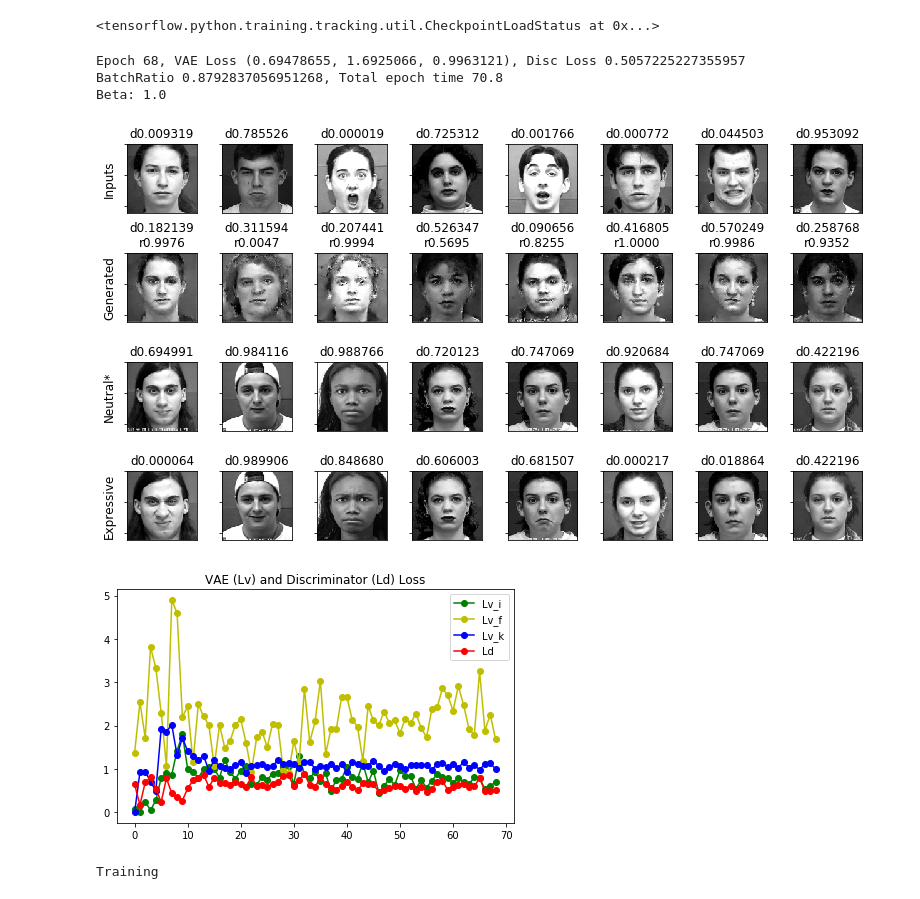
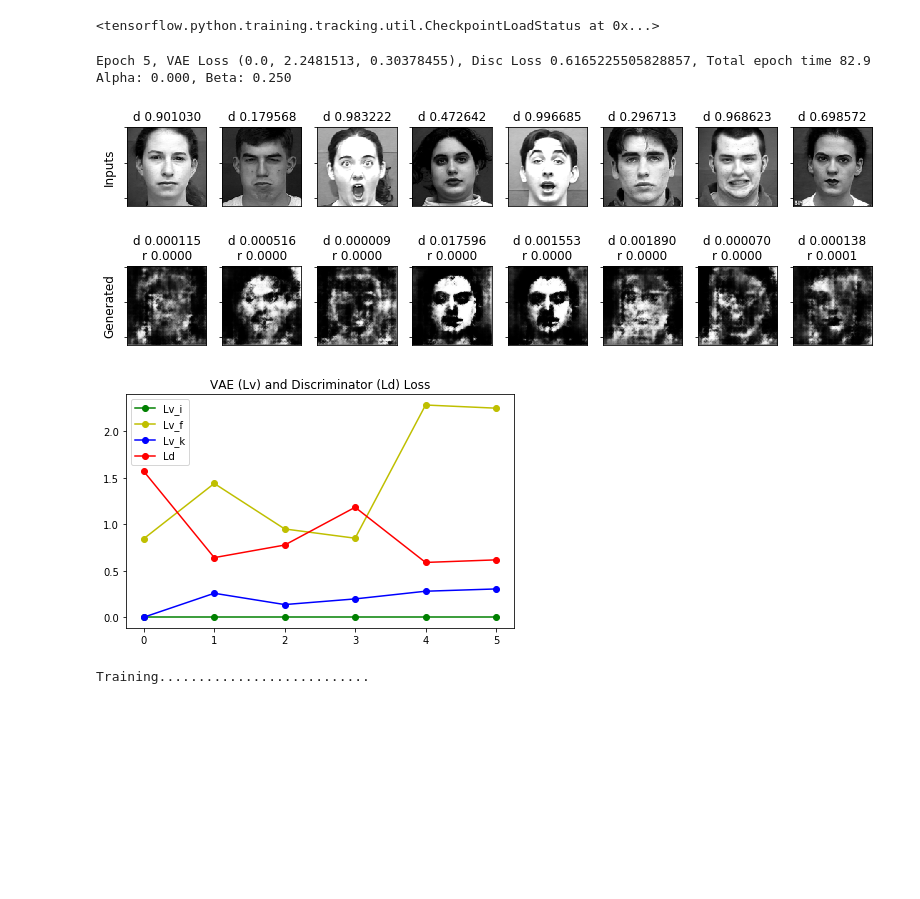
Before and after one commit to willtc111/StoicNet, a Jupyter notebook: Trainer.ipynb, the cells around one changed output. Saved outputs shown, nothing was run; the diff lists cells and outputs as text; code cells hidden in the pictures; blank space fills up the shorter version.

```diff
--- a/Trainer.ipynb
+++ b/Trainer.ipynb
@@ -460,29 +461,24 @@ def display_discrim_images(imgs, dis):
     fig.tight_layout()
     plt.show()
 
-def display_imgs_ratings(test_input, data, epoch=-1):
+def display_imgs_ratings(test_input, epoch=-1):
     images = generateImg(test_input[0:8])
     rs = recognizer.recognize(test_input[0:8], images)
-    for features in data:
-        expressive = features['imageExpressive']
-        neutral = features['imageNeutral']
-    ims = np.concatenate((test_input[0:8], images, neutral[0:8], expressive[0:8]), axis=0)
-    fig, axes = plt.subplots(nrows=4, ncols=8, figsize=(11,6))
+    ims = np.concatenate((test_input[0:8], images), axis=0)
+    fig, axes = plt.subplots(nrows=2, ncols=8, figsize=(11,4))
     ds = discriminator.decide(ims)
     for i in range(ims.shape[0]):
         c = i % 8
         r = i // 8
         if r == 1:
-            axes[r, c].set_title("d{0:.6f}\nr{1:.4f}".format(ds[i,0], rs[c,0]))
+            axes[r, c].set_title("d {0:.6f}\nr {1:.4f}".format(ds[i,0], rs[c,0]))
         else:
-            axes[r, c].set_title("d{0:.6f}".format(ds[i,0]))
+            axes[r, c].set_title("d {0:.6f}".format(ds[i,0]))
         axes[r, c].imshow(ims[i, :, :, 0], cmap='gray')
         axes[r, c].set_yticklabels([])
         axes[r, c].xaxis.set_visible(False)
     axes[0,0].set_ylabel("Inputs", size='large')
     axes[1,0].set_ylabel("Generated", size='large')
-    axes[2,0].set_ylabel("Neutral*", size='large')
-    axes[3,0].set_ylabel("Expressive", size='large')
     fig.tight_layout()
     if epoch >= 0:
         plt.savefig('gens_ratings_at_epoch_{:04d}.png'.format(epoch))
@@ -533,7 +529,6 @@ for epoch in range(0, epochs):
     alpha = tf.convert_to_tensor(alpha, dtype=tf.float32)
     beta = min(max_beta, max_beta * (epoch / beta_ramp_end))
     beta = tf.convert_to_tensor(beta, dtype=tf.float32)
-    print(alpha, beta)
     for image_features in parsed_train:
         neutral_raw = image_features['imageNeutral']
         assert not np.any(np.isnan(neutral_raw))
@@ -566,47 +561,48 @@ for epoch in range(0, epochs):
 
         il, fl, kl, dl = compute_ALL_loss(vae, discriminator,
                                           neutral_raw, expressive_raw, other_raw,
                                           alpha, beta)
         iloss(il)
         floss(fl)
         kloss(kl)
         dloss(dl)
 
         batchCounter += 1
         if batchCounter % 10 == 0:
             print(".", end="")
 
-    il = iloss.result()
-    fl = floss.result()
-    kl = kloss.result()
-    dl = dloss.result()
+    il = iloss.result().numpy()
+    fl = floss.result().numpy()
+    if epoch == 0 and fl > 2.0:
+        fl = 2.0
+    kl = kloss.result().numpy()
+    dl = dloss.result().numpy()
     ls = ls + [(il, fl, kl, dl)]
 
     end_time = time.time()
 
     # Output
     display.clear_output(wait=False)
     print('Epoch {0}, VAE Loss {1}, Disc Loss {2}, '
         'Total epoch time {3:.1f}'.format(
-            epoch, (il.numpy(), fl.numpy(), kl.numpy()), dl, end_time - start_time))
-    print("Alpha: {0}, Beta: {1}".format(alpha, beta))
-    display_imgs_ratings(random_images_for_generation, parsed_test.take(1))
+            epoch, (il, fl, kl), dl, end_time - start_time))
+    print("Alpha: {0:.3f}, Beta: {1:.3f}".format(alpha, beta))
+    display_imgs_ratings(random_images_for_generation)
     save_images(epoch, random_vector_for_generation)
     plot_ALL_loss(ls)
 
     # Save the model from time to time
     if (epoch + 1) % 20 == 0:
-        display_imgs_ratings(random_images_for_generation, parsed_test.take(1), epoch)
+        display_imgs_ratings(random_images_for_generation, epoch)
         checkpoint.save(file_prefix = checkpoint_prefix)
 
     tf.keras.backend.clear_session()
 # %% [output]
-Epoch 68, VAE Loss (0.69478655, 1.6925066, 0.9963121), Disc Loss 0.5057225227355957
-BatchRatio 0.8792837056951268, Total epoch time 70.8
-Beta: 1.0
+Epoch 5, VAE Loss (0.0, 2.2481513, 0.30378455), Disc Loss 0.6165225505828857, Total epoch time 82.9
+Alpha: 0.000, Beta: 0.250
-[figure, old version]
+[figure, new version]
-[figure, old version]
+[figure, new version]
-Training
+Training...........................
 # %%
 checkpoint_prefix = os.path.join(checkpoint_dir, "FINAL_CKPT_" + time.strftime('%l:%M%b%d'))
 checkpoint.save(file_prefix = checkpoint_prefix)
```
Also changed, not shown: parts of 2 cells of this notebook.
